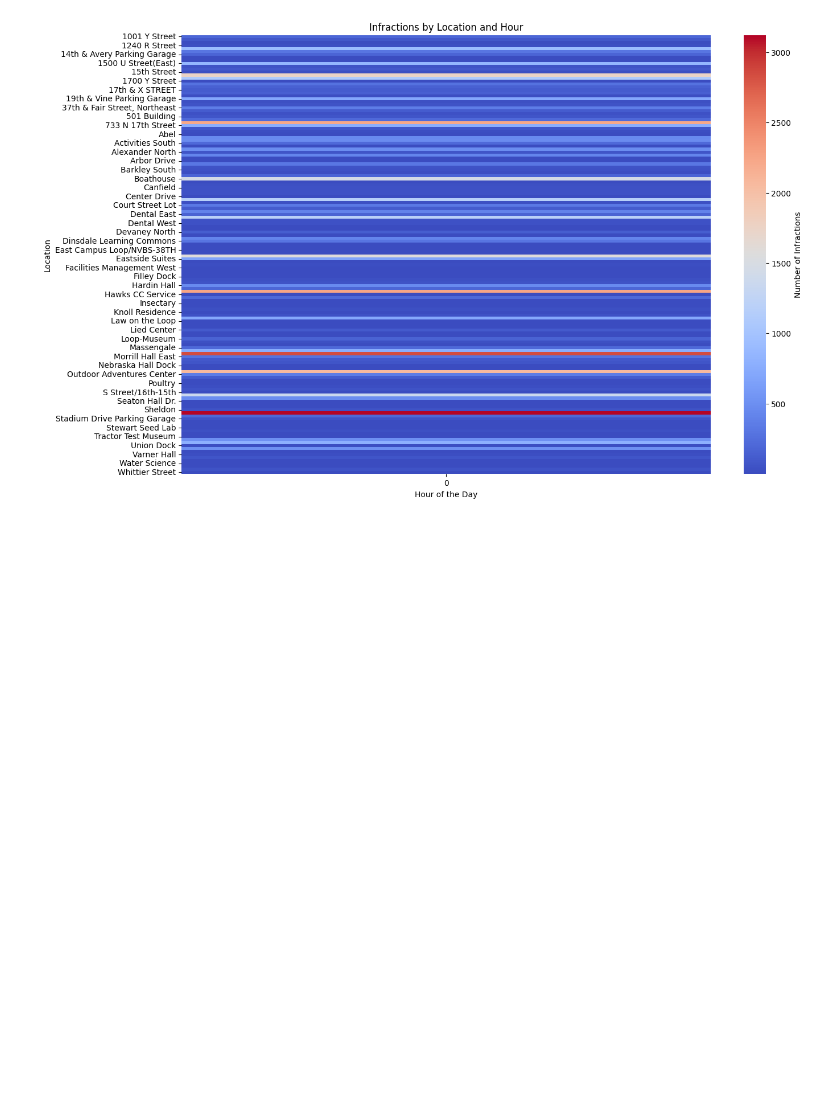
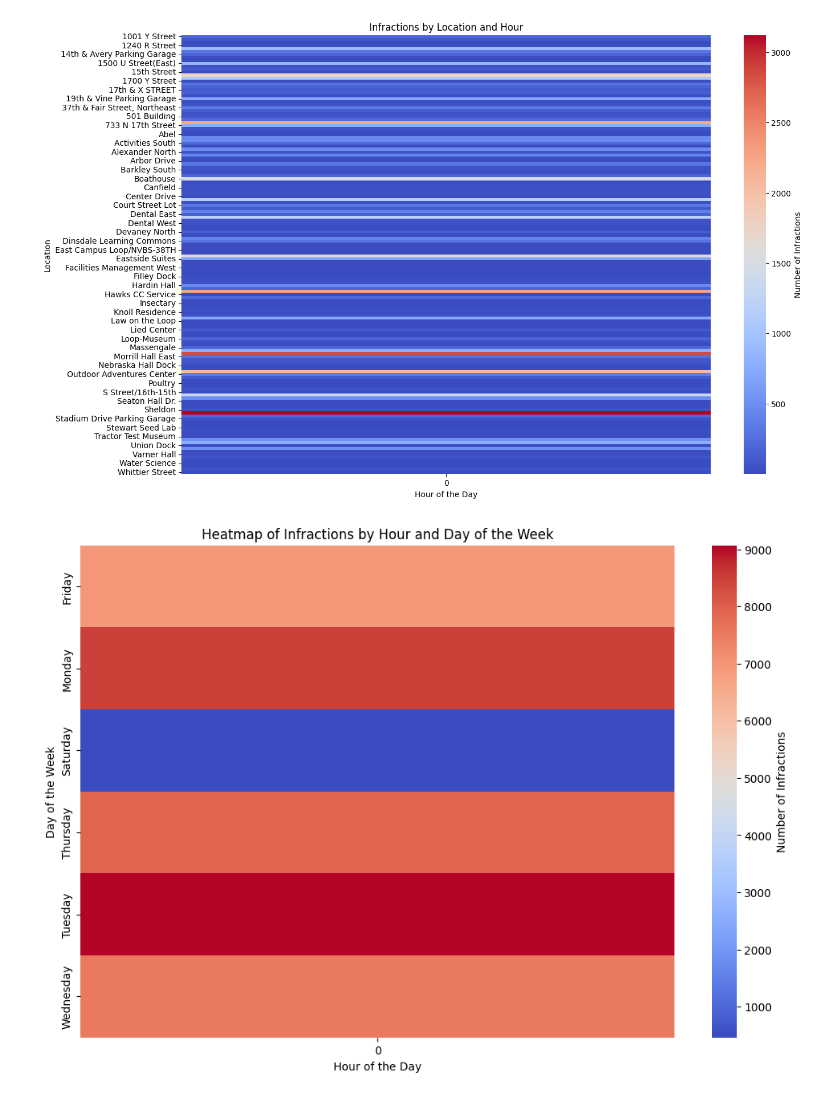
Before and after one commit to dpushkaran/UNL_Parking_Citation_ML_Model, a Jupyter notebook: Visualizations.ipynb, the cells around one changed output. Saved outputs shown, nothing was run; the diff lists cells and outputs as text; code cells hidden in the pictures; blank space fills up the shorter version.

Commit message:
Added new columns and visuals

```diff
--- a/Visualizations.ipynb
+++ b/Visualizations.ipynb
@@ -5,7 +5,7 @@ import matplotlib.pyplot as plt
 import seaborn as sns
 import pandas as pd
 
-data = pd.read_csv('./Fall_Spring_24_ Citations.csv')
+data = pd.read_csv('./Citations Issued Fall & Spring 24- Citations Issued.csv')
 
 # Convert Issue Date to datetime and extract month and year
 data['Issue Date'] = pd.to_datetime(data['Issue Date'])
@@ -110,3 +110,19 @@ plt.ylabel('Location')
 plt.show()
 # %% [output]
 [figure]
+# %%
+import seaborn as sns
+
+# Extract day of the week and hour
+data['Day'] = data['Issue Date'].dt.day_name()
+heatmap_data = data.groupby(['Day', 'Hour']).size().unstack(fill_value=0)
+
+# Plot heatmap
+plt.figure(figsize=(12, 8))
+sns.heatmap(heatmap_data, cmap='coolwarm', annot=False, cbar_kws={'label': 'Number of Infractions'})
+plt.title('Heatmap of Infractions by Hour and Day of the Week')
+plt.xlabel('Hour of the Day')
+plt.ylabel('Day of the Week')
+plt.show()
+# %% [output]
+[figure, added]
```
Also changed, not shown: parts of 2 cells of this notebook, 1 other file.
